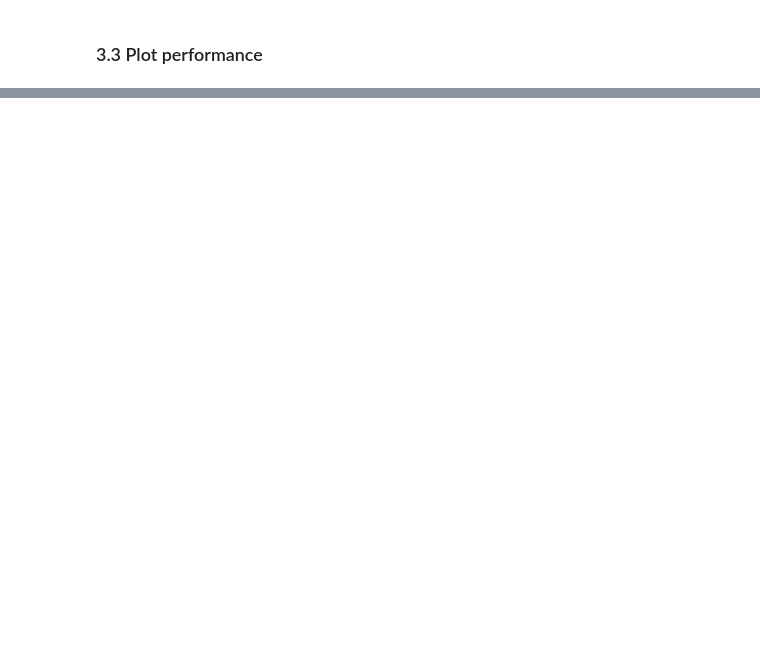
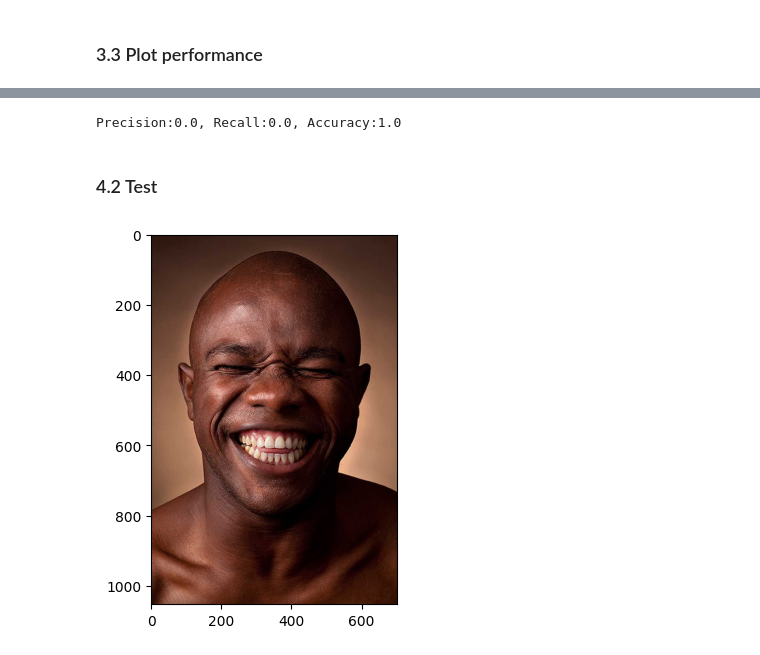
Before and after one commit to ValaryAnguzuzu/imageClassification, a Jupyter notebook: Image Classification.ipynb, the cells around one changed output, grey strips where cells are left out. Saved outputs shown, nothing was run; the diff lists cells and outputs as text; code cells hidden in the pictures; blank space fills up the shorter version.

```diff
--- a/Image Classification.ipynb
+++ b/Image Classification.ipynb
@@ -197,0 +326,13 @@ model.add(Dense(1, activation='sigmoid'))
+# %%
+print(f'Precision:{pre.result().numpy()}, Recall:{re.result().numpy()}, Accuracy:{acc.result().numpy()}') #high val means youre performing better
+# %% [output]
+Precision:0.0, Recall:0.0, Accuracy:1.0
+# %% [markdown]
+### 4.2 Test
+# %%
+#read in an img our model has not seen before
+img = cv2.imread('happytest2.jpeg')
+plt.imshow(cv2.cvtColor(img, cv2.COLOR_BGR2RGB)) #opencv reads the img as bgr instead of rgb
+plt.show()
+# %% [output]
+[figure, added]
```
Also changed, not shown: parts of 28 cells of this notebook.
